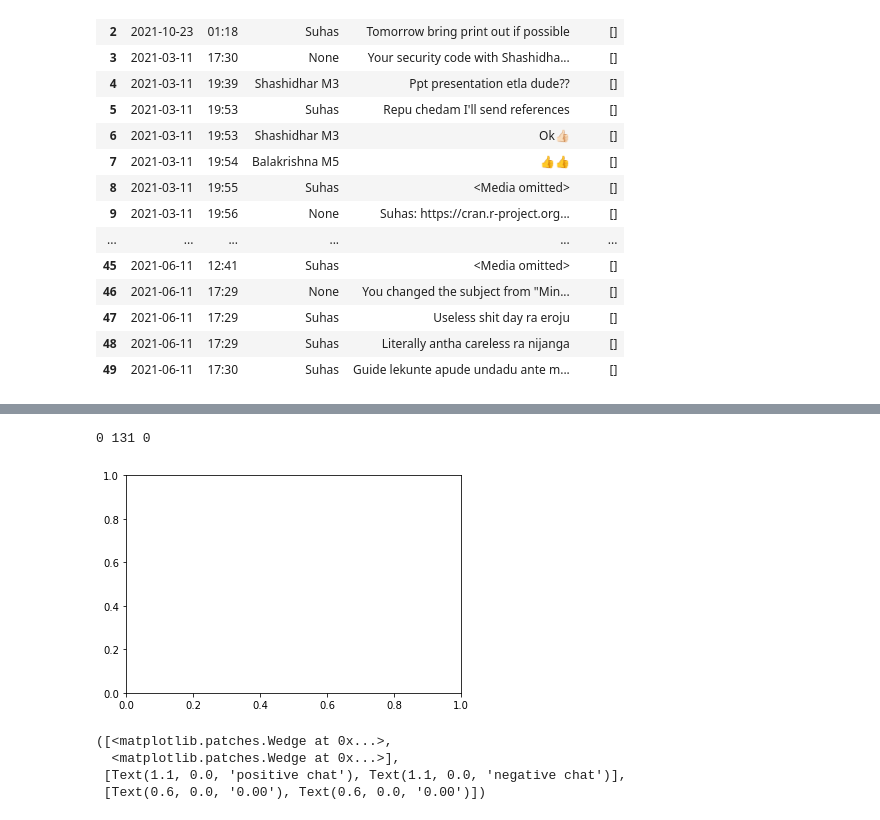
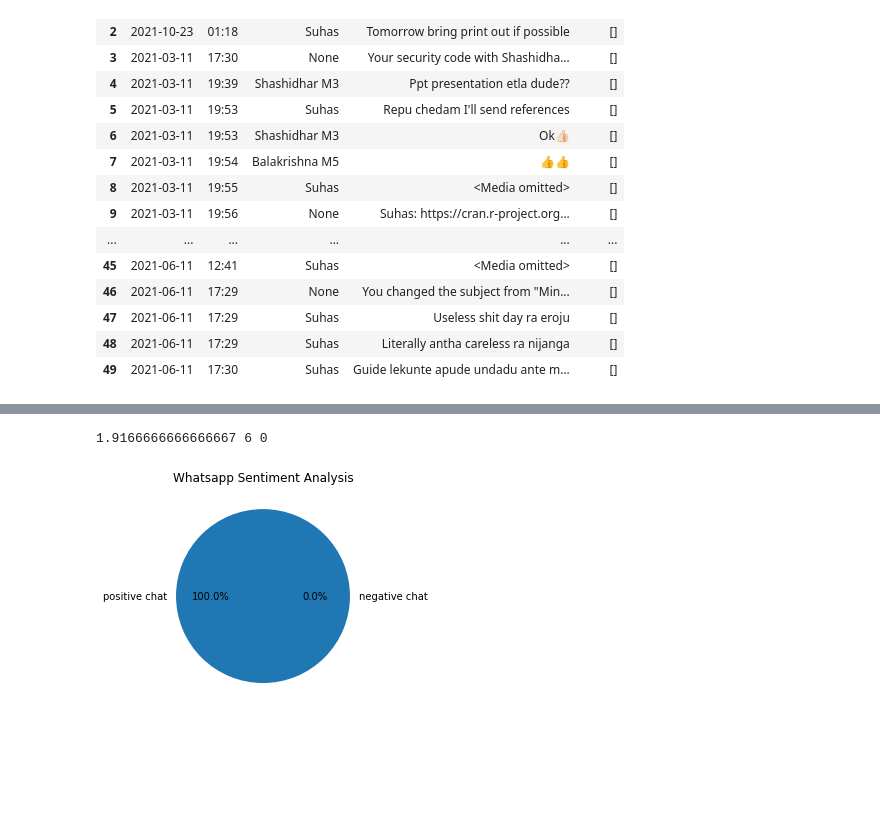
Before and after one commit to msuhasrao31/Whatsapp-chat-analyser, a Jupyter notebook: Whatsapp chat analysis.ipynb, the cells around one changed output, grey strips where cells are left out. Drawn from its saved outputs; the diff is of its cells as text; code cells hidden in the pictures; blank space fills up the shorter version.

```diff
--- a/Whatsapp chat analysis.ipynb
+++ b/Whatsapp chat analysis.ipynb
@@ -890,8 +857,8 @@ import matplotlib.pyplot as plt
 # %%
-f=open('WhatsApp Chat with Mini-project team-21.txt','r',encoding='utf-8')
+f=open('chat3.txt','r',encoding="utf8")
 pos,neu,neg=0,0,0
 for line in f:
-    chat=line.split('-')[0].split(':')[0]
+    chat=line.split('-')[-1].split(':')[-1]
     analysis=TextBlob(chat)
     val=analysis.sentiment.polarity
     if val>0:
@@ -902,19 +869,14 @@ for line in f:
         neg+=val
 print(pos,neu,neg)
 # %% [output]
-0 131 0
+1.9166666666666667 6 0
 # %%
 neg=abs(neg)
-mylabels = ['positive chat','negative chat']
+labels = ['positive chat','negative chat']
 sizes = [pos,neg]
+fig1, ax1 = plt.subplots()
+ax1.pie(sizes ,labels=labels, autopct='%1.1f%%')
+plt.title('Whatsapp Sentiment Analysis')
+plt.show()
+# %% [output]
+[figure, added]
-# %%
-fig1, ax1 = plt.subplots()
-# %% [output]
-[figure, removed]
-# %%
-ax1.pie(sizes ,labels=mylabels,autopct='%0.2f')
-# %% [output]
-([<matplotlib.patches.Wedge at 0x...>,
-  <matplotlib.patches.Wedge at 0x...>],
- [Text(1.1, 0.0, 'positive chat'), Text(1.1, 0.0, 'negative chat')],
- [Text(0.6, 0.0, '0.00'), Text(0.6, 0.0, '0.00')])
```
Also changed, not shown: parts of 27 cells of this notebook, 9 other files.
